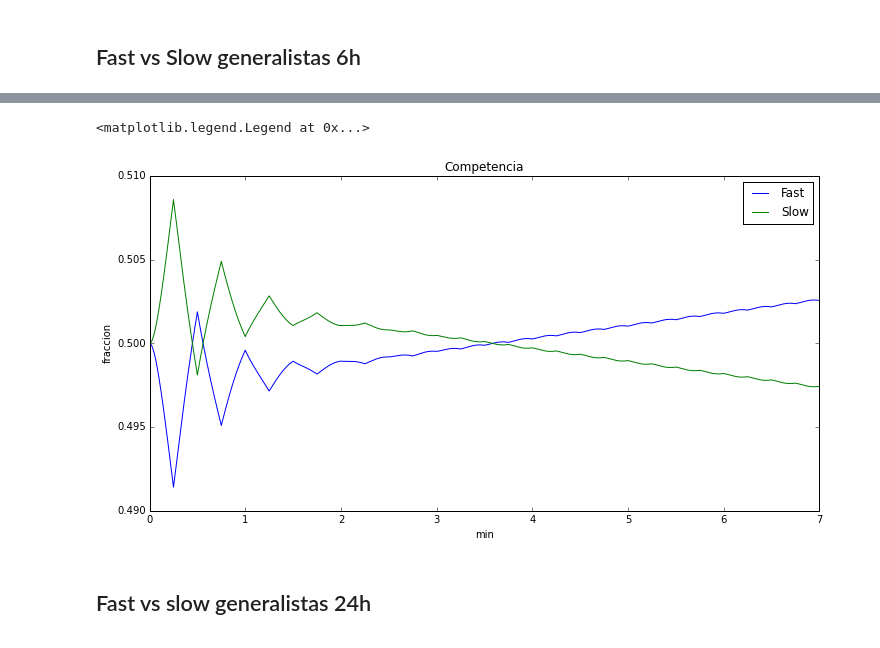
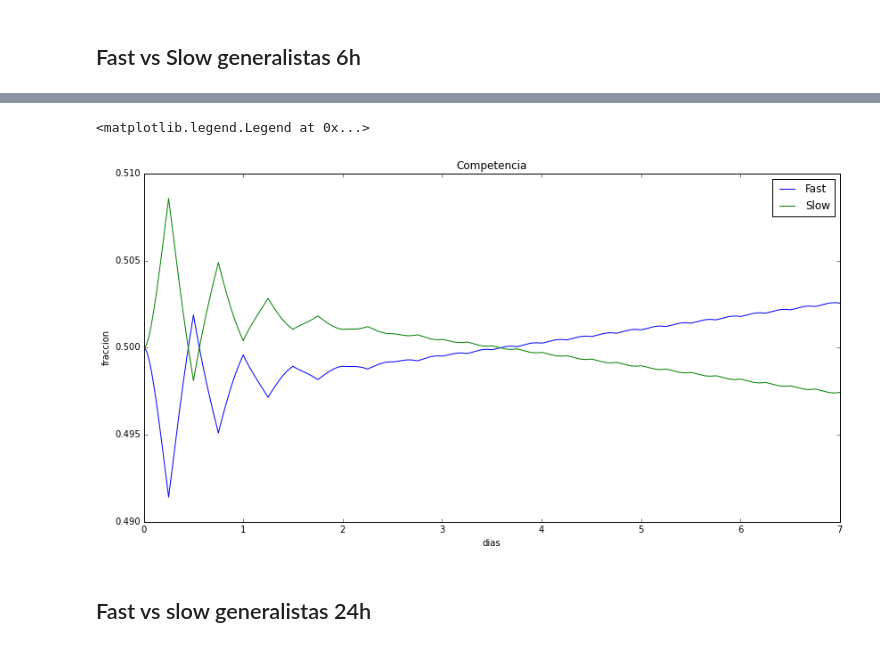
Before and after one commit to jdestupinan1332/Tesis, a Jupyter notebook: Simulation.ipynb, the cells around one changed output, grey strips where cells are left out. Drawn from its saved outputs; the diff is of its cells as text; code cells hidden in the pictures.

```diff
--- a/Simulation.ipynb
+++ b/Simulation.ipynb
@@ -146,13 +147,13 @@ legend()
 # %%
 plot(T/60.0/24.0,(A+B)/(A+B+C+D), label="Fast")
 plot(T/60.0/24.0,(C+D)/(A+B+C+D), label="Slow")
-xlabel("min")
+xlabel("dias")
 ylabel("fraccion")
 title("Competencia")
 legend()
 # %% [output]
 <matplotlib.legend.Legend at 0x...>
-[figure, old version]
+[figure, new version]
 # %% [markdown]
 ## Fast vs slow generalistas 24h
 # %%
```
Also changed, not shown: parts of 8 cells of this notebook.
